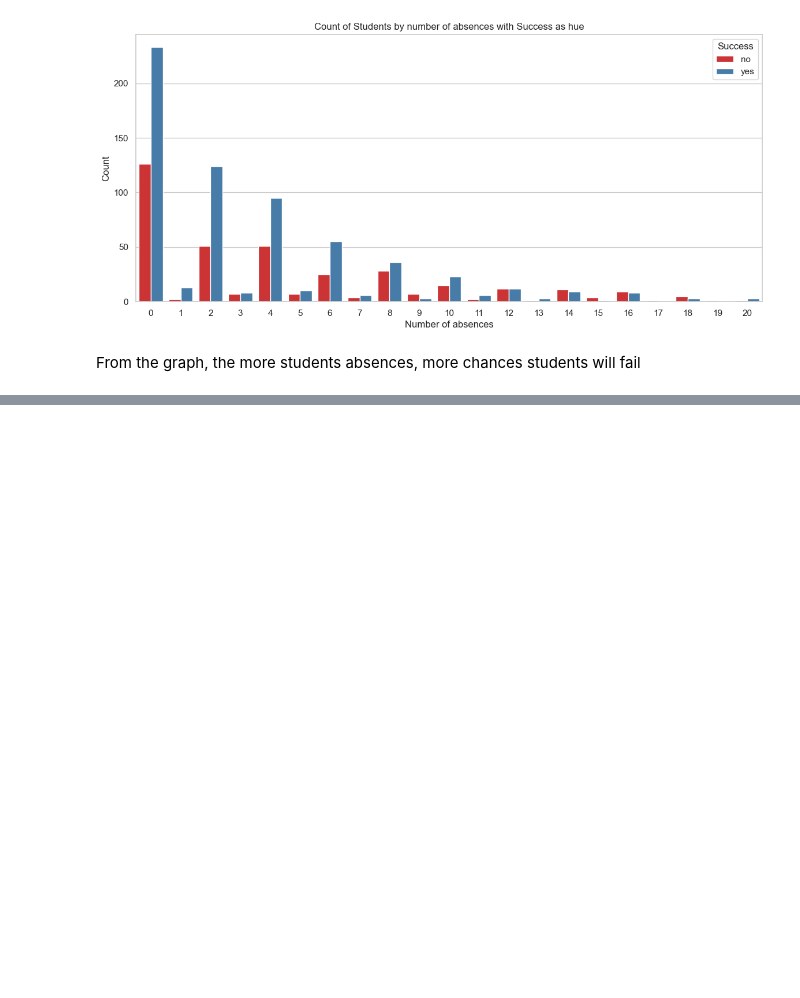
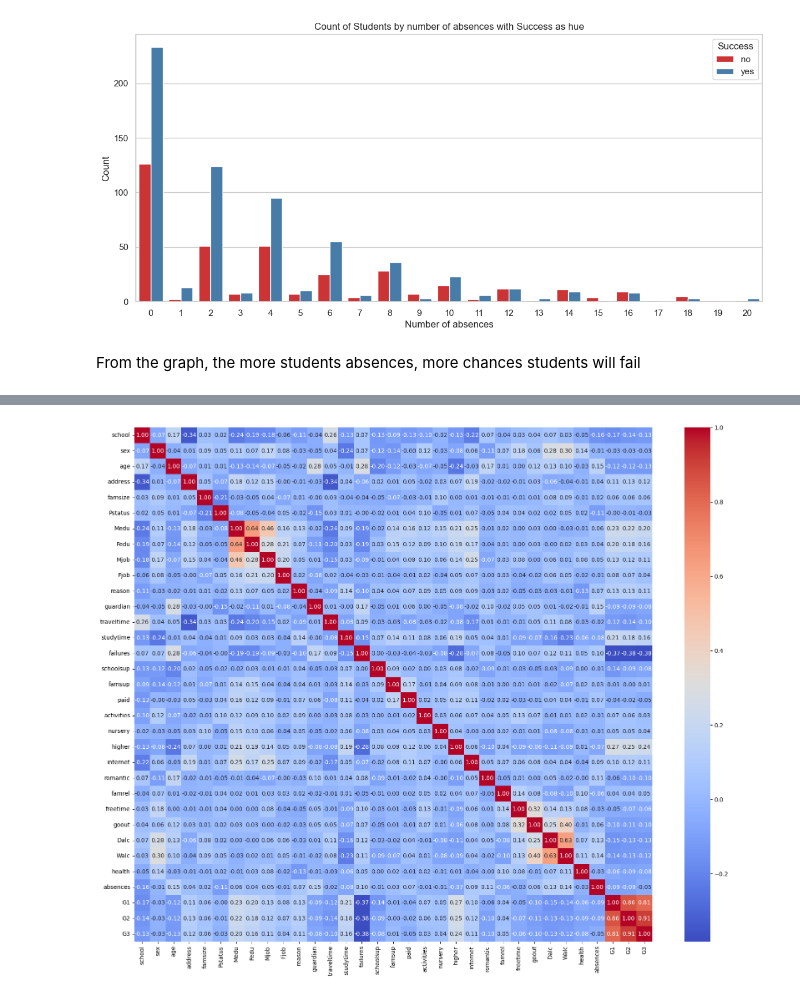
Before and after one commit to sbtnoob12/Student-Alcohol-Consumption-Model, a Jupyter notebook: project.ipynb, the cells around one changed output, grey strips where cells are left out. Cells and saved outputs as stored; diff of their text form; code cells hidden in the pictures; blank space fills up the shorter version.

```diff
--- a/project.ipynb
+++ b/project.ipynb
@@ -461,0 +476,13 @@ From the graph, the more students absences, more chances students will fail
+# %%
+# Data Reduction - Dimension
+
+# Initialize LabelEncoder
+label_encoder = LabelEncoder()
+
+# Loop through each column and apply label encoding
+for column in student_df.columns:
+    if student_df[column].dtype == 'object':  # Check if the column contains categorical data
+        student_df[column] = label_encoder.fit_transform(student_df[column])
+
+# Now, 'data' contains the label encoded values
+print(student_df)
@@ -461,0 +507,14 @@ From the graph, the more students absences, more chances students will fail
+# %%
+# To check the correlation between all the variables and reduce highly- correlated variables.
+correlation_matrix = student_df.corr()
+#print(correlation_matrix)
+
+
+import seaborn as sns
+import matplotlib.pyplot as plt
+
+plt.figure(figsize=(20, 16))
+sns.heatmap(correlation_matrix, annot=True, cmap="coolwarm", fmt=".2f")
+plt.show()
+# %% [output]
+[figure, added]
```
Also changed, not shown: parts of 9 cells of this notebook.
